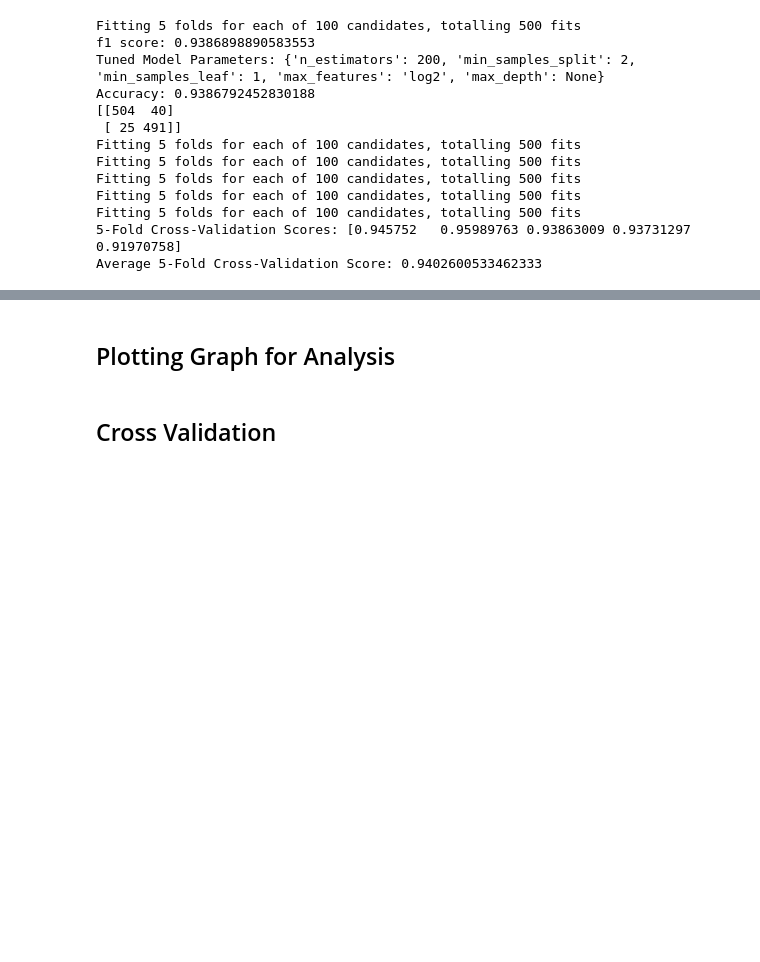
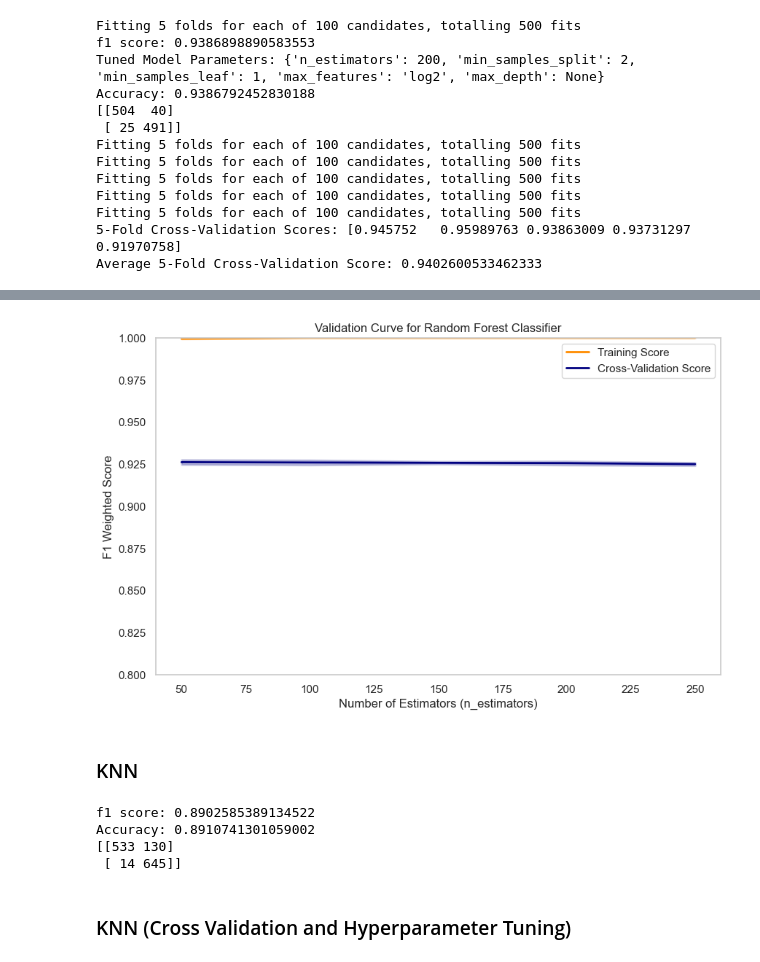
Before and after one commit to heitorgaf/Strategic-Thinking--CA, a Jupyter notebook: StratThink_HDipData_CA1.ipynb, the cells around one changed output, grey strips where cells are left out. Cells and saved outputs as stored; diff of their text form; code cells hidden in the pictures; blank space fills up the shorter version.

```diff
--- a/StratThink_HDipData_CA1.ipynb
+++ b/StratThink_HDipData_CA1.ipynb
@@ -918,2 +693,0 @@ print("Best F1 score: ", grid_search.best_score_)
-# %% [markdown]
-## Plotting Graph for Analysis
@@ -932,2 +693,0 @@ plt.ylabel('y_test')
-# %% [markdown]
-## Cross Validation
@@ -950,0 +694,55 @@ get_cv_scores(rf)
+# %%
+# Define a range of values for the 'n_estimators' hyperparameter
+param_range = [50, 100, 150, 200, 250]  # Adjust as needed
+
+# Create the RandomForestClassifier with tuned parameters
+tuned_model = RandomForestClassifier(
+    n_estimators=200,  # Adjust to your tuned value
+    min_samples_split=2,
+    min_samples_leaf=1,
+    max_features='log2',
+    max_depth=None,
+    random_state=0
+)
+
+# Calculate the validation curve
+train_scores, test_scores = validation_curve(
+    tuned_model, X, y, param_name='n_estimators', param_range=param_range,
+    cv=5, scoring='f1_weighted', n_jobs=-1)
+
+# Calculate the mean and standard deviation of the scores
+train_scores_mean = np.mean(train_scores, axis=1)
+train_scores_std = np.std(train_scores, axis=1)
+test_scores_mean = np.mean(test_scores, axis=1)
+test_scores_std = np.std(test_scores, axis=1)
+
+# Plot the validation curve
+plt.figure(figsize=(10, 6))
+plt.title("Validation Curve for Random Forest Classifier")
+plt.xlabel("Number of Estimators (n_estimators)")
+plt.ylabel("F1 Weighted Score")
+plt.ylim(0.8, 1.0)  # Adjust the y-axis limits as needed
+lw = 2
+plt.plot(param_range, train_scores_mean, label="Training Score", color="darkorange", lw=lw)
+plt.fill_between(param_range, train_scores_mean - train_scores_std,
+                 train_scores_mean + train_scores_std, alpha=0.2, color="darkorange", lw=lw)
+plt.plot(param_range, test_scores_mean, label="Cross-Validation Score", color="navy", lw=lw)
+plt.fill_between(param_range, test_scores_mean - test_scores_std,
+                 test_scores_mean + test_scores_std, alpha=0.2, color="navy", lw=lw)
+plt.legend(loc="best")
+plt.grid()
+plt.show()
+# %% [output]
+[figure, added]
+# %% [markdown]
+### KNN
+# %%
+# Function for K-NN classification with all features
+classification_all_features(KNeighborsClassifier())
+# %% [output]
+f1 score: 0.8902585389134522
+Accuracy: 0.8910741301059002
+[[533 130]
+ [ 14 645]]
+# %% [markdown]
+### KNN (Cross Validation and Hyperparameter Tuning)
```
Also changed, not shown: parts of 67 cells of this notebook.
